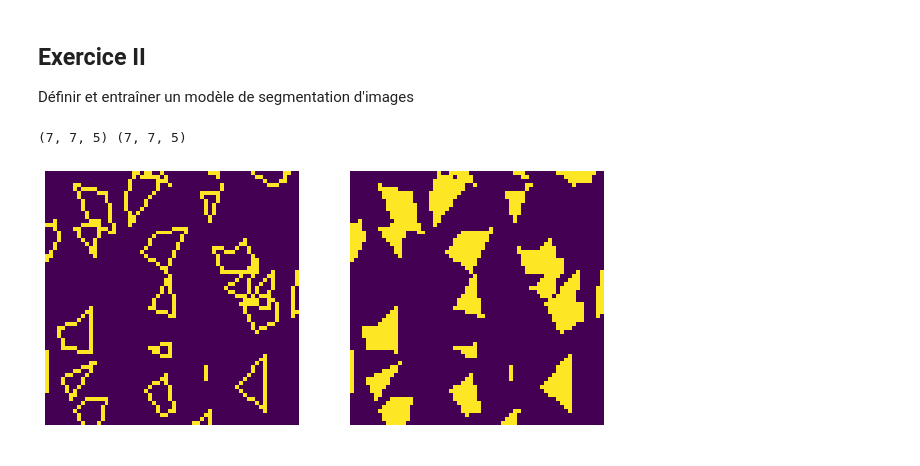
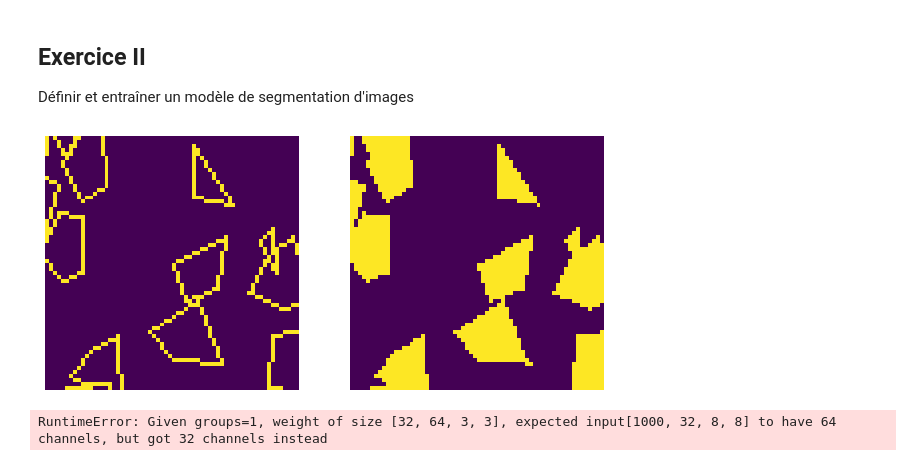
Before and after one commit to BFavier/bfavier.github.io, a Jupyter notebook: introduction_to_deep_learning/notebooks/introduction_to_deep_learning_TD_2.ipynb, the cells around one changed output. Saved outputs shown, nothing was run; the diff lists cells and outputs as text; code cells hidden in the pictures.

Commit message:
codded segmenter

```diff
--- a/introduction_to_deep_learning/notebooks/introduction_to_deep_learning_TD_2.ipynb
+++ b/introduction_to_deep_learning/notebooks/introduction_to_deep_learning_TD_2.ipynb
@@ -90,12 +137,29 @@ class ImageClassifier(torch.nn.Module):
         N, C, H, W = X.shape
         return X.reshape(N, C, -1).mean(dim=-1)
 
-    def predict(self, X: torch.Tensor):
+    def predict(self, X: torch.Tensor) -> torch.Tensor:
+        """
+        perform a prediction of the model
+        """
         self.eval()
         with torch.no_grad():
             Y = self(X)
         return Y.max(dim=1).indices
 
+    def loss(self, X: torch.Tensor, Y: torch.Tensor) -> torch.Tensor:
+        """
+        loss of the model
+        """
+        y_pred = self(X)
+        return F.cross_entropy(y_pred, Y.to(y_pred.device))
+
+    def metric(self, X: torch.Tensor, Y: torch.Tensor):
+        """
+        metric of the model
+        """
+        y_pred = self.predict(X)
+        return accuracy(y_pred, Y.to(y_pred.device))
+
     @property
     def device(self) -> torch.device:
         return self.output.weight.device
@@ -137,5 +166,5 @@ def batchifyer(*args: tuple[np.ndarray], device: torch.device = "cuda:0", n_batc
 # %%
-def train_loop(model: torch.nn.Module, optimizer: torch.optim.Optimizer, train_data: tuple[torch.Tensor], val_data: tuple[torch.Tensor], n_steps: int = 1000, n_batches: int = 1, batch_size: int = 100, patience: int = 100, keep_best: bool = True):
+def train_loop(model: torch.nn.Module, optimizer: torch.optim.Optimizer, train_data: Iterable[tuple[torch.Tensor]], val_data: Iterable[tuple[torch.Tensor]], n_steps: int = 1000, patience: int = 100, keep_best: bool = True):
     """
     train the model for the specified number of steps, or untilearly stopping
     """
@@ -148,20 +177,16 @@ def train_loop(model: torch.nn.Module, optimizer: torch.optim.Optimizer, train_d
             # train loss
             model.train()
             losses = []
-            for batch in batchifyer(*train_data, device=model.device, n_batches=n_batches, batch_size=batch_size):
-                x, y = batch
-                y_pred = model(x)
-                loss = F.cross_entropy(y_pred, y)
+            for x, y in train_data:
+                loss = model.loss(x, y)
                 loss.backward()
                 losses.append(loss.item())
             loss = sum(losses)/len(losses)
             # val metric
             model.eval()
             metrics = []
-            for batch in batchifyer(*val_data, device=model.device, n_batches=n_batches, batch_size=batch_size):
-                x, y = batch
-                y_pred = model.predict(x)
-                metrics.append(accuracy(y_pred, y))
+            for x, y in val_data:
+                metrics.append(model.metric(x, y))
             metric = sum(metrics) / len(metrics)
             # checkpointing
             if metric > best_metric:
@@ -175,7 +200,7 @@ def train_loop(model: torch.nn.Module, optimizer: torch.optim.Optimizer, train_d
             # optimizer steping
             optimizer.step()
             # printing
-            print(f"Step {step}: loss = {loss:.3g} accuracy = {metric:.2%}")
+            print(f"Step {step}: loss = {loss:.3g} metric = {metric:.2%}")
 
     except KeyboardInterrupt:
         print("interrupted by user")
@@ -184,5 +209,7 @@ def train_loop(model: torch.nn.Module, optimizer: torch.optim.Optimizer, train_d
 # %%
 model = ImageClassifier(3, len(labels), [32, 64, 128, 256])
 model.to("cuda:0")
+train = batchifyer(*train_data, n_batches=1, batch_size=10000)
+val = batchifyer(*val_data, n_batches=1, batch_size=10000)
 optimizer = torch.optim.Adam(model.parameters(), lr=1.0E-3)
-train_loop(model, optimizer, train_data, val_data, n_steps=10000, n_batches=1, batch_size=10000, patience=1000)
+train_loop(model, optimizer, train, val, n_steps=10000, patience=1000)
@@ -231,13 +279,13 @@ def generate_polygons(image_shape: tuple[int, int], delta: int = 10, n_max_verti
     thetas = np.cumsum(np.random.uniform(1., 3., (Lx, Ly, n_max_vertices+1)), axis=-1)  # angle of each vertex of each polygon
     n_vertices = np.random.randint(3, n_max_vertices+1, (Lx, Ly, 1))  # number of vertices in each polygon
     thetas = thetas[..., :-1] * 2*np.pi / np.take_along_axis(thetas, n_vertices, axis=-1)
-    mu, sigma = delta/3, delta/6
+    mu, sigma = delta/2, delta/6
     radius = np.clip(np.random.normal(mu, sigma, (Lx, Ly, n_max_vertices)), 0, delta/2)  # radius of each vertex of eahc polygon
     return [[(x_center + r*np.cos(theta), y_center + r*np.sin(theta)) for r, theta, _ in zip(points_r, points_theta, range(point_n_vertices))]
             for points_r, points_theta, x_center, y_center, point_n_vertices
             in zip(radius.reshape(-1, n_max_vertices), thetas.reshape(-1, n_max_vertices), x_centers.reshape(-1), y_centers.reshape(-1), n_vertices.reshape(-1))]
 
-def generate_image(width: int = 64, height: int = 64, delta: int = 10):
+def generate_image(width: int = 64, height: int = 64, delta: int = 20):
     """
     generate a an image of a polygon and it's target interior
     """
@@ -252,11 +300,10 @@ def generate_image(width: int = 64, height: int = 64, delta: int = 10):
         target_draw.polygon(polygon, fill="#ffffff", outline="#ffffff")
     return np.array(img, dtype=np.uint8), np.array(target, dtype=bool)
 # %%
-x, y = generate_image(64, 64, 15)
+x, y = generate_image(64, 64, 20)
 f, axes = plt.subplots(figsize=[10, 5], ncols=2)
 for ax, img in zip(axes, [x, y]):
     ax.imshow(img, cmap="viridis")
     ax.axis("off")
 # %% [output]
-(7, 7, 5) (7, 7, 5)
-[figure, old version]
+[figure, new version]
@@ -262,0 +391,8 @@ for ax, img in zip(axes, [x, y]):
+# %%
+model = ImageSegmenter([8, 16, 32])
+model.to("cuda:0")
+generator = BatchesGenerator(1, 1000)
+optimizer = torch.optim.Adam(model.parameters(), lr=1.0E-3)
+train_loop(model, optimizer, generator, generator, n_steps=10000, patience=1000)
+# %% [output]
+RuntimeError: Given groups=1, weight of size [32, 64, 3, 3], expected input[1000, 32, 8, 8] to have 64 channels, but got 32 channels instead
```
Also changed, not shown: parts of 11 cells of this notebook.
